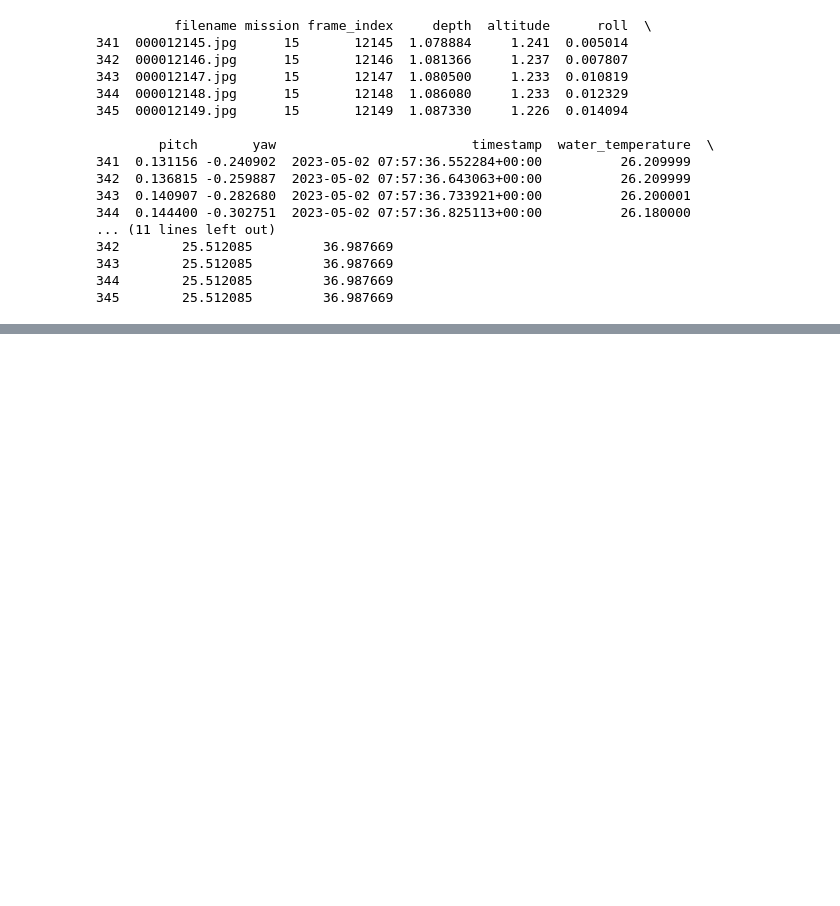
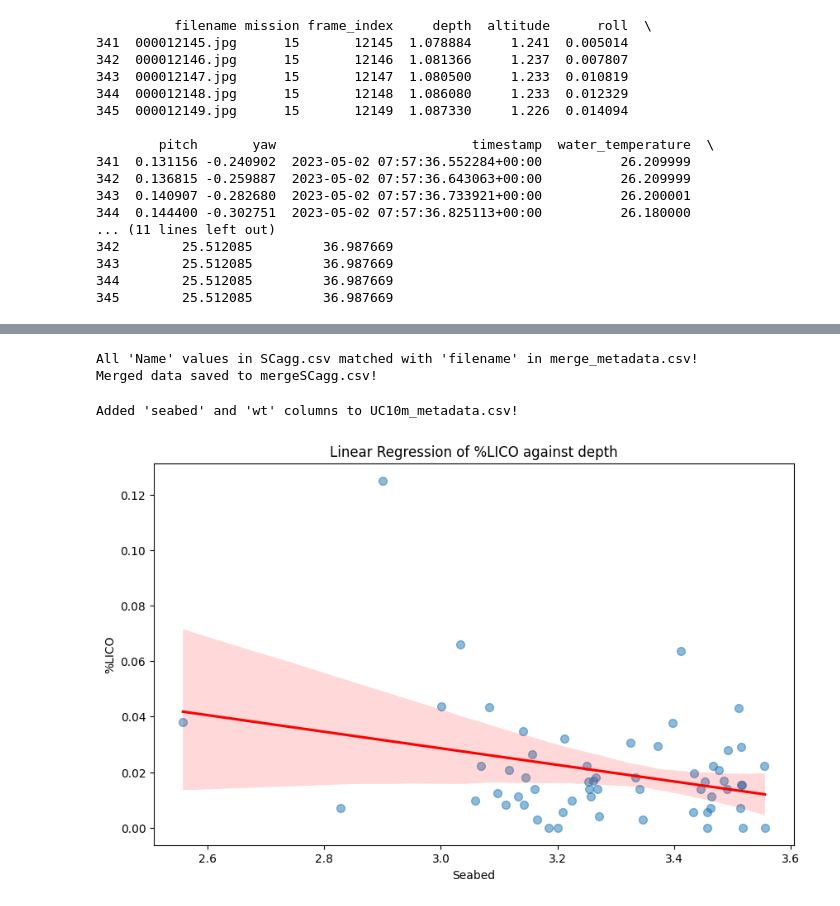
Before and after one commit to kluless13/LSD.a, a Jupyter notebook: stats.ipynb, the cells around one changed output, grey strips where cells are left out. Saved outputs shown, nothing was run; the diff lists cells and outputs as text; code cells hidden in the pictures; blank space fills up the shorter version.

```diff
--- a/stats.ipynb
+++ b/stats.ipynb
@@ -1553,0 +1724,72 @@ SN53_merged.to_csv('/content/SN53agg_metadata.csv', index=False)
+# %%
+import pandas as pd
+
+# Load the CSVs
+scagg_df = pd.read_csv('/content/SCagg.csv')
+metadata_df = pd.read_csv('/content/merge_metadata.csv')
+
+# Removing '1_' prefix from the 'filename' column
+metadata_df['filename'] = metadata_df['filename'].str.replace('^1_', '', regex=True)
+
+# Merge with inner join to keep only matched rows
+merged_df = pd.merge(scagg_df, metadata_df, left_on='Name', right_on='filename', how='inner')
+
+# Checking for names in SCagg.csv that didn't match any filename in merge_metadata.csv
+non_matching_names = set(scagg_df['Name']) - set(merged_df['Name'])
+if non_matching_names:
+    print(f"The following names in SCagg.csv did not match any filename in merge_metadata.csv: {non_matching_names}")
+else:
+    print("All 'Name' values in SCagg.csv matched with 'filename' in merge_metadata.csv!")
+
+# Save the merged dataframe to a new CSV
+merged_df.drop(columns=['filename'], inplace=True)  # Drop the filename column, as it's redundant after the merge
+merged_df.to_csv('/content/mergeSCagg.csv', index=False)
+
+print("Merged data saved to mergeSCagg.csv!")
+# %% [output]
+All 'Name' values in SCagg.csv matched with 'filename' in merge_metadata.csv!
+Merged data saved to mergeSCagg.csv!
+# %%
+import pandas as pd
+
+# Load the CSV file
+df = pd.read_csv('/content/UC10m_metadata.csv')
+
+# Compute the seabed column
+df['seabed'] = df['depth'] + df['altitude']
+
+# Determine the minimum and maximum seabed values
+min_seabed = df['seabed'].min()
+max_seabed = df['seabed'].max()
+
+# Map the seabed values to the wt range from 1 to 10
+df['wt'] = df['seabed'].apply(lambda x: 1 + 9 * (x - min_seabed) / (max_seabed - min_seabed))
+
+# Convert wt values to integers
+df['wt'] = df['wt'].round().astype(int)
+
+# Save the updated dataframe to the same CSV file
+df.to_csv('/content/seabed_metadata.csv', index=False)
+
+print("Added 'seabed' and 'wt' columns to UC10m_metadata.csv!")
+# %% [output]
+Added 'seabed' and 'wt' columns to UC10m_metadata.csv!
+# %%
+import pandas as pd
+import matplotlib.pyplot as plt
+import seaborn as sns
+
+# Load the dataset
+df = pd.read_csv('/content/seabed_metadata.csv')
+
+# Plot the scatter plot and linear regression line
+plt.figure(figsize=(10, 6))
+sns.regplot(x='seabed', y='%LICO_60_images', data=df, scatter_kws={'s': 50, 'alpha': 0.5}, line_kws={'color': 'red'})
+plt.title('Linear Regression of %LICO against depth')
+plt.xlabel('Seabed')
+plt.ylabel('%LICO')
+
+# Display the plot
+plt.show()
+# %% [output]
+[figure, added]
```
Also changed, not shown: parts of 6 cells of this notebook.
